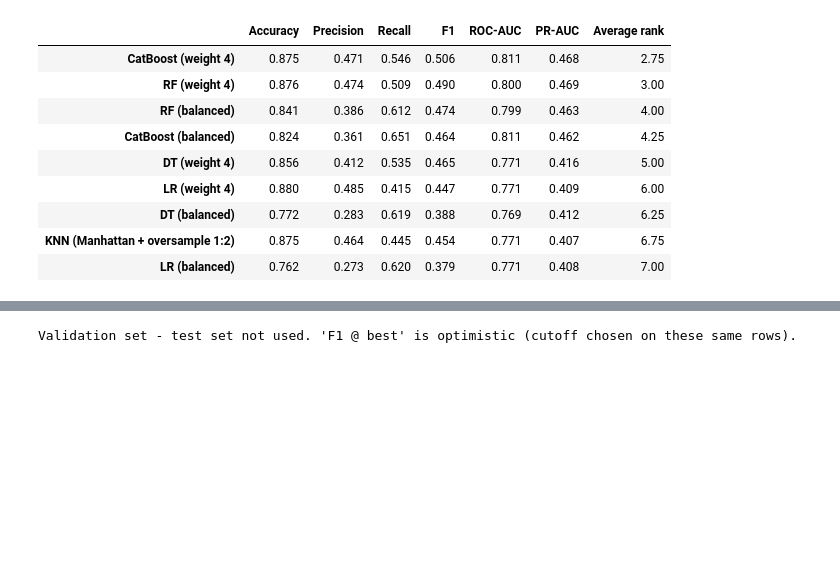
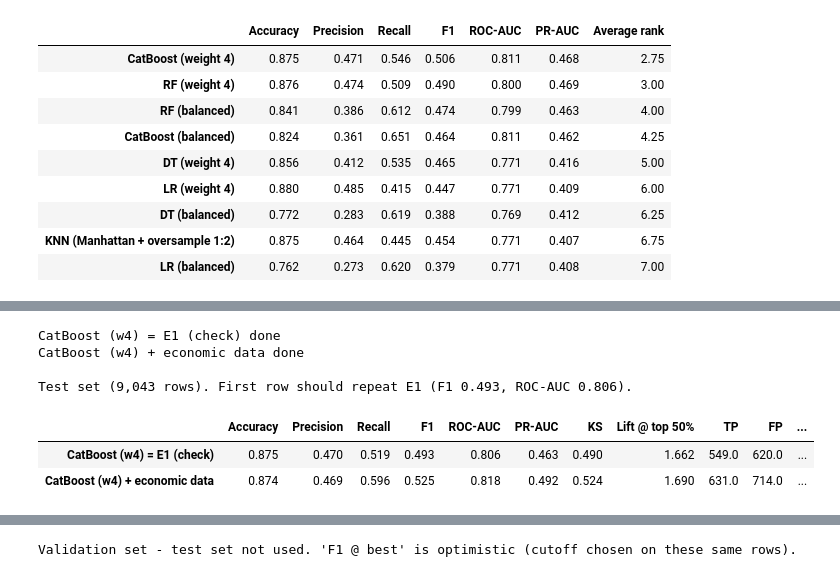
Before and after one commit to kant-deposit-project/deposit_project, a Jupyter notebook: banking project_1 - Copy.ipynb, the cells around one changed output, grey strips where cells are left out. Cells and saved outputs as stored; diff of their text form; code cells hidden in the pictures; blank space fills up the shorter version.

```diff
--- a/banking project_1 - Copy.ipynb
+++ b/banking project_1 - Copy.ipynb
@@ -1312,0 +1564,53 @@ Validation set, cutoff 0.5 - test set not used. Top 5 per model by F1:
+# %%
+RUN_TEST = True   # Round 3: ONE labelled test run, "Dong-style" (random split, economic indicators as normal columns)
+
+import numpy as np, pandas as pd
+from catboost import CatBoostClassifier
+from sklearn.metrics import (accuracy_score, precision_score, recall_score, f1_score,
+                             roc_auc_score, average_precision_score, roc_curve, confusion_matrix)
+
+def ks_stat(y_true, prob):                      # Y. Dong (2024), Sec. 4.3
+    fpr, tpr, _ = roc_curve(y_true, prob)
+    return (tpr - fpr).max()
+
+def cum_lift(y_true, prob, top):                # Y. Dong (2024), Sec. 4.4
+    y_sorted = np.asarray(y_true)[np.argsort(-prob)]
+    n_top = int(round(len(y_sorted) * top))
+    return (y_sorted[:n_top].sum() / y_sorted.sum()) / top
+
+macro_cols = list(monthly.columns)              # the 5 indicators from cell 1
+
+# Same as E1: retrain on train + validation (80%), score the test set once, cutoff 0.5
+X_tv, y_tv = pd.concat([X_train, X_val]), pd.concat([y_train, y_val])
+
+rows = {}
+for use_macro in [False, True]:
+    X_fit, X_t = to_cb(X_tv), to_cb(X_test)
+    if use_macro:                                # add the 5 indicator columns (matched by row number)
+        X_fit = X_fit.join(macro.loc[X_tv.index, macro_cols])
+        X_t = X_t.join(macro.loc[X_test.index, macro_cols])
+    prob = CatBoostClassifier(class_weights=W4, **cb_settings).fit(X_fit, y_tv).predict_proba(X_t)[:, 1]
+    pred = (prob >= 0.5).astype(int)
+    tn, fp, fn, tp = confusion_matrix(y_test, pred).ravel()
+    name = "CatBoost (w4) + economic data" if use_macro else "CatBoost (w4) = E1 (check)"
+    rows[name] = {"Accuracy": accuracy_score(y_test, pred),
+                  "Precision": precision_score(y_test, pred, zero_division=0),
+                  "Recall": recall_score(y_test, pred),
+                  "F1": f1_score(y_test, pred),
+                  "ROC-AUC": roc_auc_score(y_test, prob),
+                  "PR-AUC": average_precision_score(y_test, prob),
+                  "KS": ks_stat(y_test, prob),
+                  "Lift @ top 50%": cum_lift(y_test, prob, 0.50),
+                  "TP": tp, "FP": fp, "FN": fn}
+    print(f"{name} done")
+
+print(f"\nTest set ({len(y_test):,} rows). First row should repeat E1 (F1 0.493, ROC-AUC 0.806).")
+pd.DataFrame(rows).T.round(3)
+# %% [output]
+CatBoost (w4) = E1 (check) done
+CatBoost (w4) + economic data done
+
+Test set (9,043 rows). First row should repeat E1 (F1 0.493, ROC-AUC 0.806).
+|  | Accuracy | Precision | Recall | F1 | ROC-AUC | PR-AUC | KS | Lift @ top 50% | TP | FP | ... |
+| CatBoost (w4) = E1 (check) | 0.875 | 0.470 | 0.519 | 0.493 | 0.806 | 0.463 | 0.490 | 1.662 | 549.0 | 620.0 | ... |
+| CatBoost (w4) + economic data | 0.874 | 0.469 | 0.596 | 0.525 | 0.818 | 0.492 | 0.524 | 1.690 | 631.0 | 714.0 | ... |
```
Also changed, not shown: parts of 7 cells of this notebook, 2 other files.
